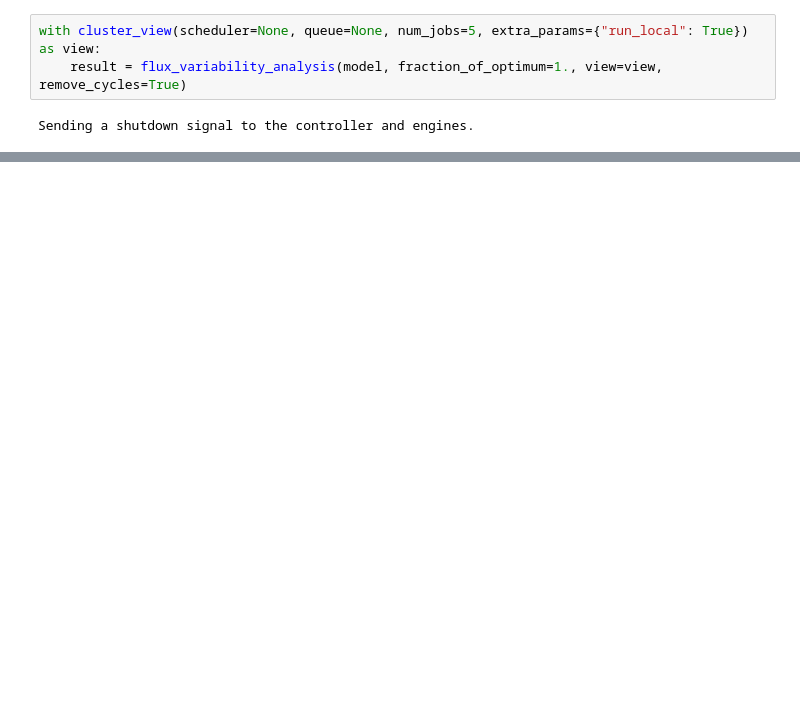
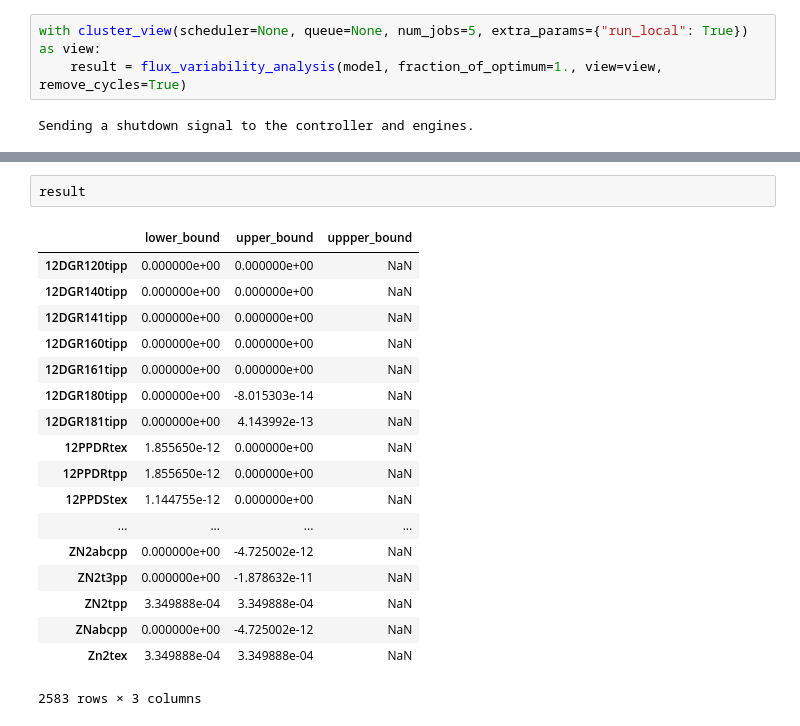
Before and after one commit to biosustain/cameo, a Jupyter notebook: examples/ipython-cluster-helper.ipynb, the cells around one changed output, grey strips where cells are left out. Saved outputs shown, nothing was run; the diff lists cells and outputs as text; blank space fills up the shorter version.

```diff
--- a/examples/ipython-cluster-helper.ipynb
+++ b/examples/ipython-cluster-helper.ipynb
@@ -33,0 +184,21 @@ result[result.upper_bound > 1000]
+# %%
+result
+# %% [output]
+|  | lower_bound | upper_bound | uppper_bound |
+| 12DGR120tipp | 0.000000e+00 | 0.000000e+00 | NaN |
+| 12DGR140tipp | 0.000000e+00 | 0.000000e+00 | NaN |
+| 12DGR141tipp | 0.000000e+00 | 0.000000e+00 | NaN |
+| 12DGR160tipp | 0.000000e+00 | 0.000000e+00 | NaN |
+| 12DGR161tipp | 0.000000e+00 | 0.000000e+00 | NaN |
+| 12DGR180tipp | 0.000000e+00 | -8.015303e-14 | NaN |
+| 12DGR181tipp | 0.000000e+00 | 4.143992e-13 | NaN |
+| 12PPDRtex | 1.855650e-12 | 0.000000e+00 | NaN |
+| 12PPDRtpp | 1.855650e-12 | 0.000000e+00 | NaN |
+| 12PPDStex | 1.144755e-12 | 0.000000e+00 | NaN |
+| ... | ... | ... | ... |
+| ZN2abcpp | 0.000000e+00 | -4.725002e-12 | NaN |
+| ZN2t3pp | 0.000000e+00 | -1.878632e-11 | NaN |
+| ZN2tpp | 3.349888e-04 | 3.349888e-04 | NaN |
+| ZNabcpp | 0.000000e+00 | -4.725002e-12 | NaN |
+| Zn2tex | 3.349888e-04 | 3.349888e-04 | NaN |
+2583 rows × 3 columns
```
Also changed, not shown: parts of 30 cells of this notebook, 2 other files.
